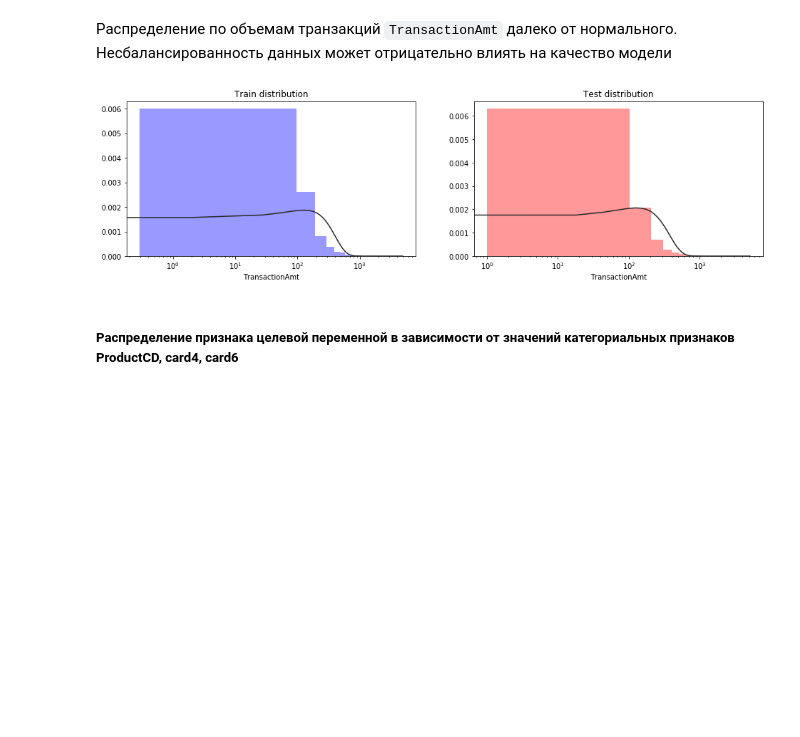
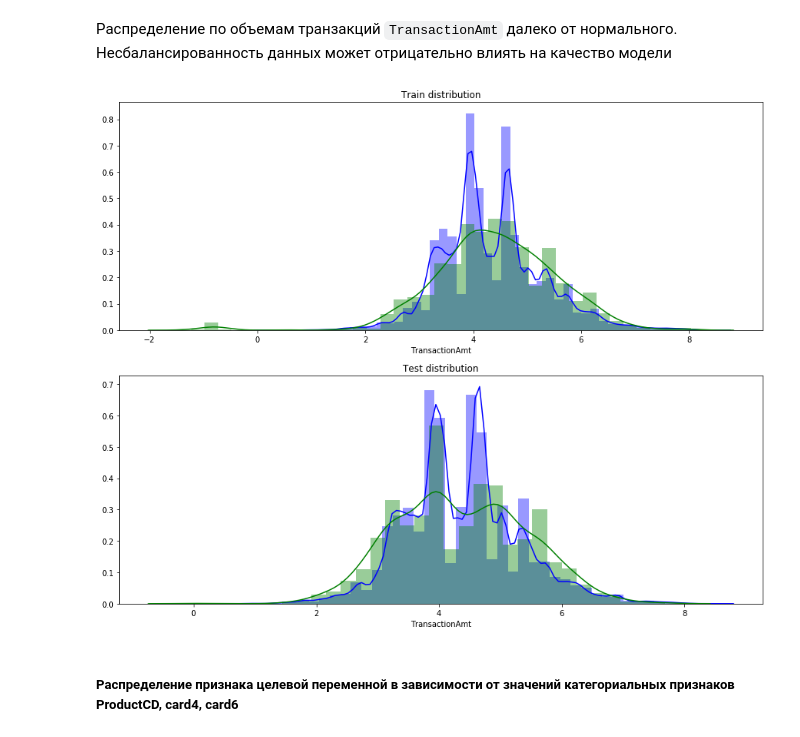
Before and after one commit to Nickel-nc/GU_Sport_DS, a Jupyter notebook: 2. Validation_Setup/2. Model_Validation_Samples.ipynb, the cells around one changed output. Cells and saved outputs as stored; diff of their text form; code cells hidden in the pictures; blank space fills up the shorter version.

```diff
--- a/2. Validation_Setup/2. Model_Validation_Samples.ipynb
+++ b/2. Validation_Setup/2. Model_Validation_Samples.ipynb
@@ -198,19 +198,21 @@ plt.show()
 # %% [markdown]
 Распределение по объемам транзакций `TransactionAmt` далеко от нормального. Несбалансированность данных может отрицательно влиять на качество модели
 # %%
-fig, ax = plt.subplots(1, 2, figsize=(16, 4))
+fig, ax = plt.subplots(2, 1, figsize=(15, 12))
 
-sns.distplot(train[value_field], kde=False, color="blue", fit=st.norm, ax=ax[0])
-ax[0].set_xscale('log')
+
+sns.distplot(np.log(train.loc[train[TARGET]==0, value_field]), color="blue", ax=ax[0])
+sns.distplot(np.log(train.loc[train[TARGET]==1, value_field]), color="green", ax=ax[0])
 ax[0].set_title('Train distribution')
 
-sns.distplot(test[value_field], kde=False, color="red", fit=st.norm, ax=ax[1])
-ax[1].set_xscale('log')
+sns.distplot(np.log(test.loc[test[TARGET]==0, value_field]), color="blue", ax=ax[1])
+sns.distplot(np.log(test.loc[test[TARGET]==1, value_field]), color="green", ax=ax[1])
+
 ax[1].set_title('Test distribution')
 
 plt.show()
 # %% [output]
-[figure, old version]
+[figure, new version]
 # %% [markdown]
 ##### Распределение признака целевой переменной в зависимости от значений категориальных признаков ProductCD, card4, card6
 # %% [markdown]
```
Also changed, not shown: parts of 19 cells of this notebook.
